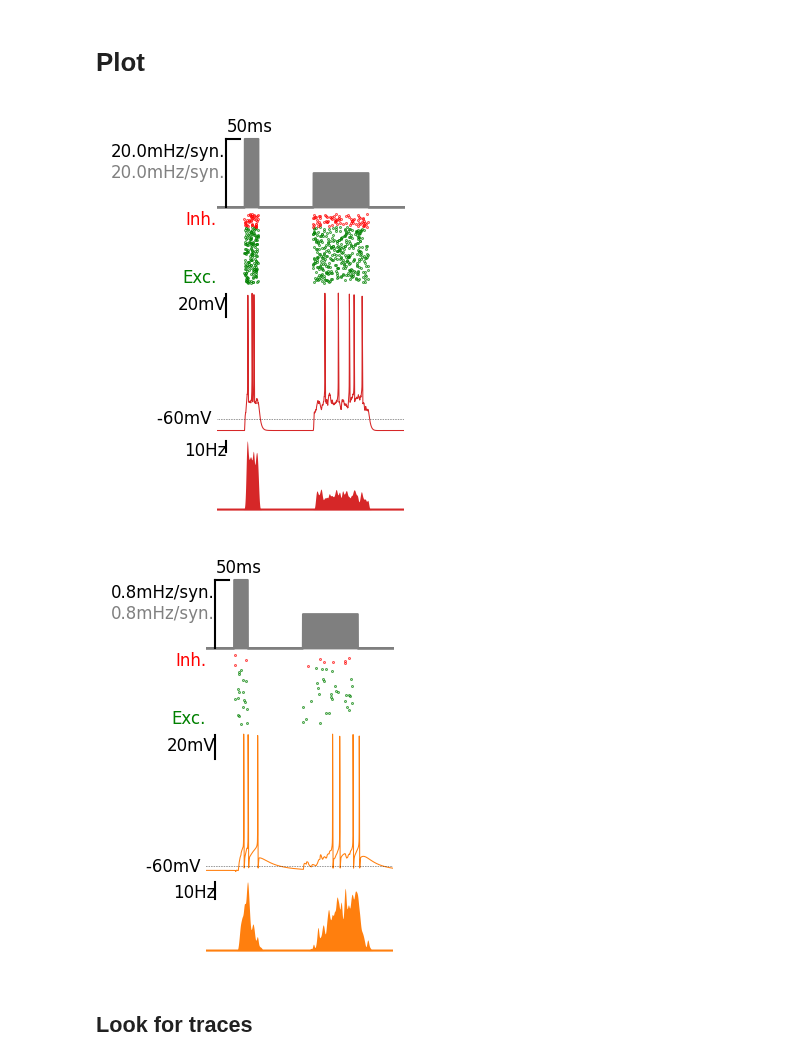
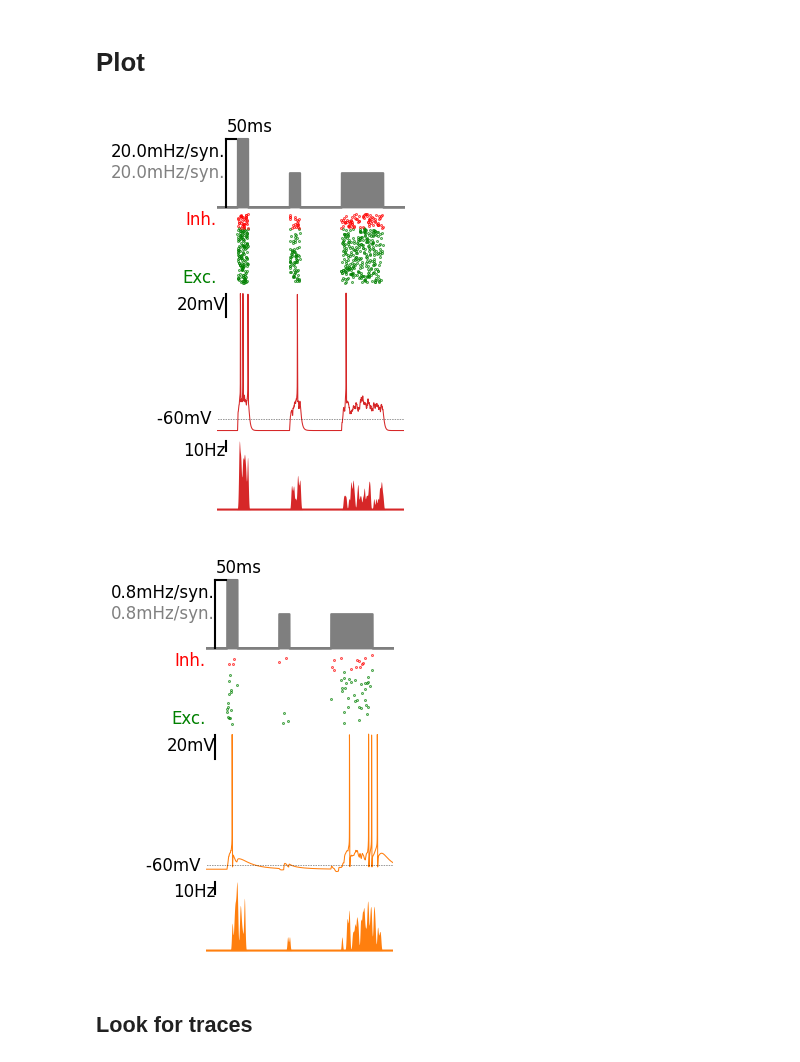
Before and after one commit to yzerlaut/pv-sst-dendrites, a Jupyter notebook: detailed_model/Step-input.ipynb, the cells around one changed output. Cells and saved outputs as stored; diff of their text form; code cells hidden in the pictures.

```diff
--- a/detailed_model/Step-input.ipynb
+++ b/detailed_model/Step-input.ipynb
@@ -38,9 +38,9 @@ from analyz.processing.signanalysis import autocorrel, crosscorrel
 # Plot
 # %%
 rate_smoothing = 3. # ms
-zoom = [100,780]
+zoom = [100,1000]
 
-RESULTS = {'Martinotti_example_index':50, # 33, 42, 49, 50
+RESULTS = {'Martinotti_example_index':1, # *50* 33, 42, 49, 50
            'Basket_example_index':2} # 31
 
 #for cellType in ['Martinotti', 'Basket', 'MartinottinoNMDA', 'BasketUniform']:
@@ -102,35 +102,35 @@ for cellType, color in zip(['Basket', 'Martinotti'], ['tab:red', 'tab:orange']):
         AX[3].plot(RESULTS['t'][::20], 0*RESULTS['t'][::20], color=color, lw=1)
 
     # events
     if 'pre_inh_%s'%cellType in RESULTS:
         subsampling = 7 if cellType=='Basket' else 1
         # 1/4 for display
         for i, events in enumerate(RESULTS['pre_exc_%s' % cellType]):
             if len(events)>0:
                 e = np.random.choice(events, np.min([int(len(events)/subsampling+1),1]), replace=False)
                 AX[1].plot(e, i*np.ones(len(e)), 'o', fillstyle='full', color='g', ms=.3)
         for i, events in enumerate(RESULTS['pre_inh_%s' % cellType]):
             if len(events)>0:
                 e = np.random.choice(events, np.min([int(len(events)/subsampling+1),1]), replace=False)
                 AX[1].plot(e, len(RESULTS['pre_exc_%s' % cellType])+i*np.ones(len(e)), 'o',
                            fillstyle='full', color='r', ms=.3)
 
     pt.set_common_xlims(AX, lims=zoom)
 
     pt.draw_bar_scales(AX[0], Xbar=50, Xbar_label='50ms', Ybar=2,
                        Ybar_label='%.1fmHz/syn.' % (2*1e3*RESULTS['stimFreq_%s' % cellType]),
                        Ybar_label2='%.1fmHz/syn.' % (2*1e3*RESULTS['stimFreq_%s' % cellType]*RESULTS['bgFreqInhFactor_%s' % cellType]))
     pt.annotate(AX[2], '-60mV ', (zoom[0],-60), xycoords='data', ha='right', va='center')
     pt.draw_bar_scales(AX[2], Xbar=1e-12, Ybar=20,Ybar_label='20mV')
     pt.annotate(AX[1], 'Inh.', (0,1), ha='right', va='top', color='r')
     pt.annotate(AX[1], 'Exc.', (0,0), ha='right', va='bottom', color='g')
     for ax in AX:
         ax.axis('off')
     pt.draw_bar_scales(AX[3], Xbar=1e-12, Ybar=10,Ybar_label='10Hz')
     fig.savefig('../figures/Figure5/StepSim_example_%s.pdf' % cellType)
 # %% [output]
-[figure, old version]
+[figure, new version]
-[figure, old version]
+[figure, new version]
 # %% [markdown]
 ## Look for traces
 # %%
```
Also changed, not shown: 3 other files.
